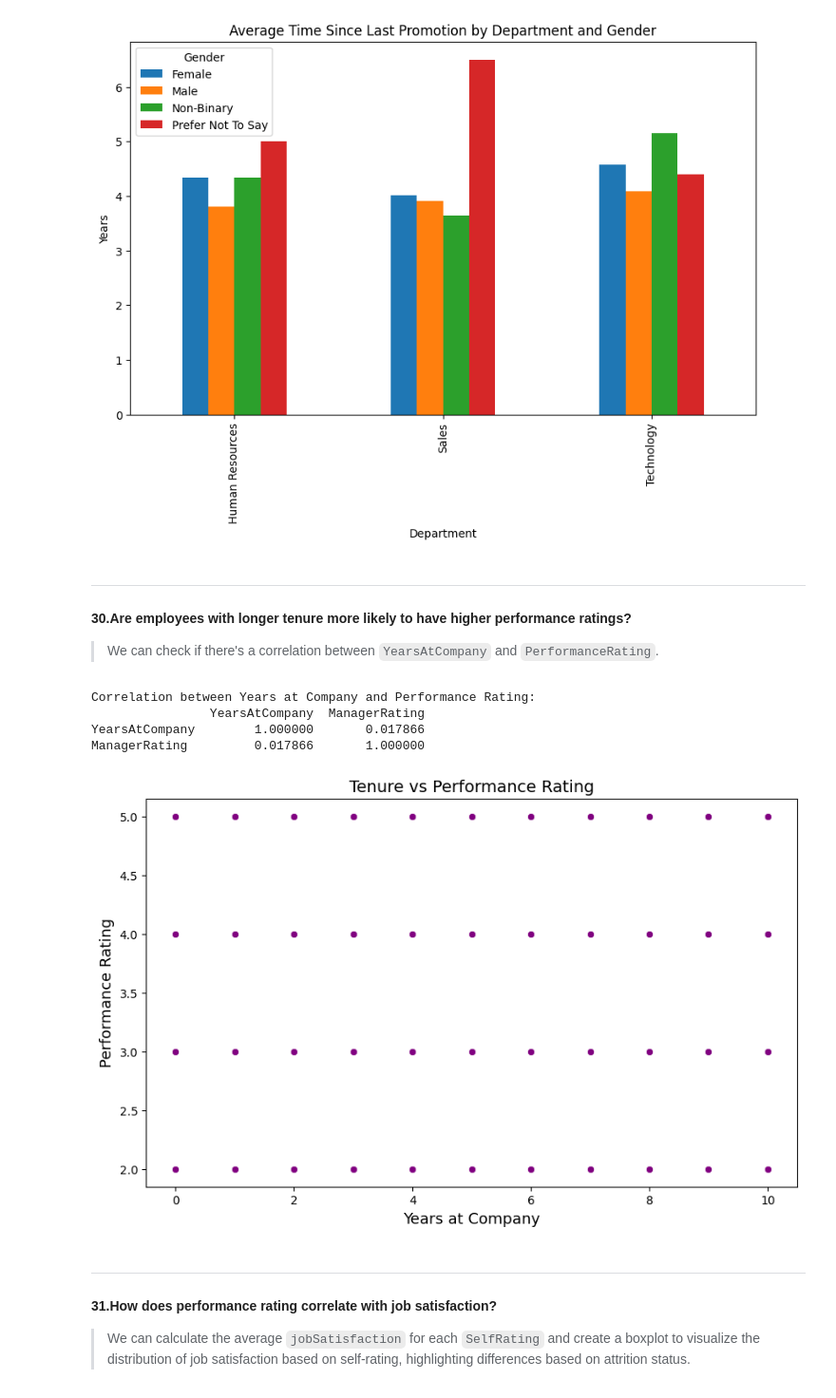
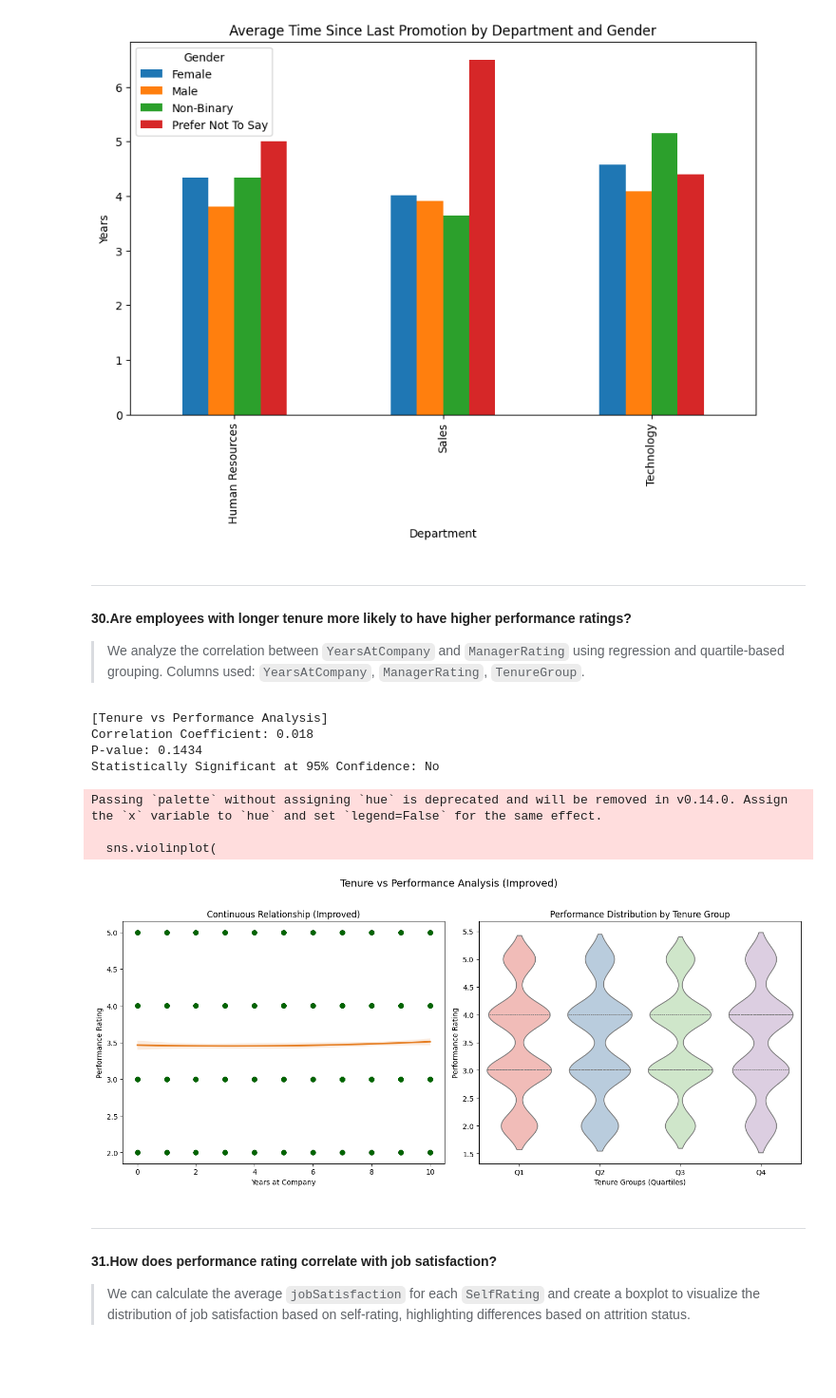
Before and after one commit to 0PeterAdel/Data-Dyanamos, a Jupyter notebook: Project-Operations/06.Data-Analysis/analysis.ipynb, the cells around one changed output. Shown at 95% size. Cells and saved outputs as stored; diff of their text form; code cells hidden in the pictures; blank space fills up the shorter version.

Commit message:
Complete-Analysis

```diff
--- a/Project-Operations/06.Data-Analysis/analysis.ipynb
+++ b/Project-Operations/06.Data-Analysis/analysis.ipynb
@@ -517,26 +524,63 @@ Passing `palette` without assigning `hue` is deprecated and will be removed in v
 # %% [markdown]
 ---
 #### 30.Are employees with longer tenure more likely to have higher performance ratings?
->We can check if there's a correlation between `YearsAtCompany` and `PerformanceRating`.
+>We analyze the correlation between `YearsAtCompany` and `ManagerRating` using regression and quartile-based grouping. Columns used: `YearsAtCompany`, `ManagerRating`, `TenureGroup`.
-# %%
-# Calculate the correlation between tenure (YearsAtCompany) and performance rating
-tenure_performance_correlation = df[['YearsAtCompany', 'ManagerRating']].corr()
-
-print(f"Correlation between Years at Company and Performance Rating:\n{tenure_performance_correlation}")
-
-# Visualization for relationship between tenure and performance
-plt.figure(figsize=(10, 6))
-sns.scatterplot(x='YearsAtCompany', y='ManagerRating', data=df, color='purple')
-plt.title('Tenure vs Performance Rating', fontsize=14)
-plt.xlabel('Years at Company', fontsize=13)
-plt.ylabel('Performance Rating', fontsize=13)
-plt.show()
-# %% [output]
-Correlation between Years at Company and Performance Rating:
-                YearsAtCompany  ManagerRating
-YearsAtCompany        1.000000       0.017866
-ManagerRating         0.017866       1.000000
-[figure, removed]
+# %%
+# --- Statistical Analysis ---
+# Compute Pearson correlation
+corr, p_value = stats.pearsonr(df['YearsAtCompany'], df['ManagerRating'])
+print(f'\n[Tenure vs Performance Analysis]')
+print(f'Correlation Coefficient: {corr:.3f}')
+print(f'P-value: {p_value:.4f}')
+print(f'Statistically Significant at 95% Confidence: {'Yes' if p_value < 0.05 else 'No'}')
+
+
+
+# --- Visualization ---
+plt.figure(figsize=(14, 6))
+# --- Scatter Plot with Regression (Left Plot) ---
+plt.subplot(1, 2, 1)
+sns.regplot(
+    x='YearsAtCompany',
+    y='ManagerRating',
+    data=df,
+    scatter_kws={'alpha':0.4, 'color':'darkgreen'},  # Make points semi-transparent
+    line_kws={'color':'#e67e22'},  # Regression line color
+    order=2  # Use polynomial regression of degree 2 for better fit
+)
+plt.title('Continuous Relationship (Improved)', fontsize=12)
+plt.xlabel('Years at Company', fontsize=10)
+plt.ylabel('Performance Rating', fontsize=10)
+
+# --- Violin Plot (Right Plot) ---
+plt.subplot(1, 2, 2)
+# Create tenure quartiles
+df['TenureGroup'] = pd.qcut(df['YearsAtCompany'], q=4, labels=['Q1', 'Q2', 'Q3', 'Q4'])
+
+sns.violinplot(
+    x='TenureGroup',
+    y='ManagerRating',
+    data=df,
+    palette='Pastel1',
+    inner='quartile'  # Show quartile lines inside the violin
+)
+plt.title('Performance Distribution by Tenure Group', fontsize=12)
+plt.xlabel('Tenure Groups (Quartiles)', fontsize=10)
+plt.ylabel('Performance Rating', fontsize=10)
+
+# Set overall title
+plt.suptitle('Tenure vs Performance Analysis (Improved)', fontsize=14, y=1.02)
+plt.tight_layout()
+plt.show()
+# %% [output]
+[Tenure vs Performance Analysis]
+Correlation Coefficient: 0.018
+P-value: 0.1434
+Statistically Significant at 95% Confidence: No
+Passing `palette` without assigning `hue` is deprecated and will be removed in v0.14.0. Assign the `x` variable to `hue` and set `legend=False` for the same effect.
+
+  sns.violinplot(
+[figure, added]
 # %% [markdown]
 ---
 #### 31.How does performance rating correlate with job satisfaction?
```
Also changed, not shown: parts of 11 cells of this notebook.
